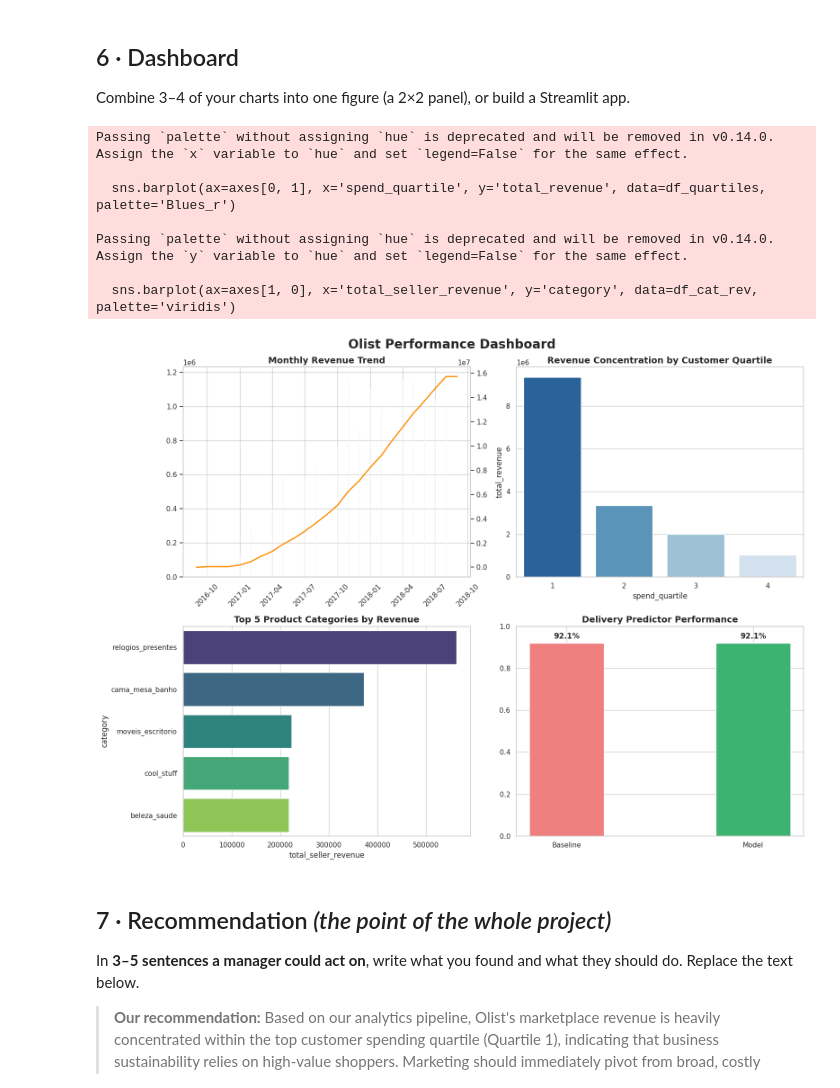
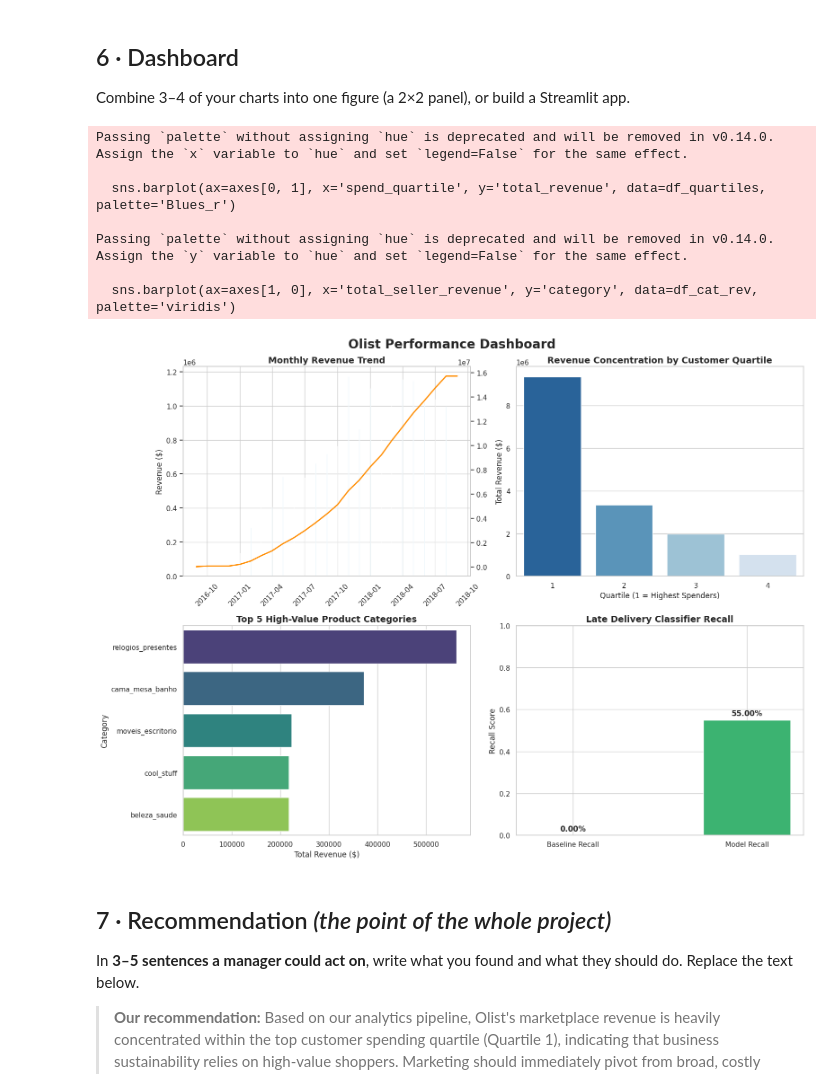
Before and after one commit to Ernestina-OwusuAnsah/olist-ecommence-analytics-group6, a Jupyter notebook: 01_ecommerce_olist_STARTER.ipynb, the cells around one changed output. Saved outputs shown, nothing was run; the diff lists cells and outputs as text; code cells hidden in the pictures.

```diff
--- a/01_ecommerce_olist_STARTER.ipynb
+++ b/01_ecommerce_olist_STARTER.ipynb
@@ -290,49 +322,72 @@ weighted avg       0.85      0.92      0.88     22038
 Combine 3–4 of your charts into one figure (a 2×2 panel), or build a Streamlit app.
 # %%
 # Assemble your dashboard here (or in dashboard/streamlit_app.py).
+# --- SECTION 6: DASHBOARD (2x2 PANEL) ---
+import matplotlib.pyplot as plt
 import seaborn as sns
 
+# Set style for a clean dashboard look
 sns.set_theme(style="whitegrid")
 fig, axes = plt.subplots(2, 2, figsize=(16, 12))
 fig.suptitle('Olist Performance Dashboard', fontsize=20, weight='bold', y=0.98)
 
-# 1. Top Left: Revenue
+# --- Plot 1: Monthly Revenue & Running Total (Top Left) ---
 df_plot = df_monthly_revenue.dropna().sort_values('order_month')
-axes[0, 0].bar(df_plot['order_month'], df_plot['monthly_revenue'], color='skyblue', alpha=0.7)
+axes[0, 0].bar(df_plot['order_month'], df_plot['monthly_revenue'], color='skyblue', alpha=0.7, label='Monthly Rev')
 axes[0, 0].set_title('Monthly Revenue Trend', fontsize=14, weight='bold')
+axes[0, 0].set_ylabel('Revenue ($)')
 axes[0, 0].tick_params(axis='x', rotation=45)
+
+# Duplicate axis for the line
 ax_line = axes[0, 0].twinx()
-ax_line.plot(df_plot['order_month'], df_plot['running_total_revenue'], color='darkorange', linewidth=2)
+ax_line.plot(df_plot['order_month'], df_plot['running_total_revenue'], color='darkorange', linewidth=2, label='Running Total')
 ax_line.grid(False)
 
-# 2. Top Right: Customer Concentration
-df_quartiles = df_customer_tiers.groupby('spend_quartile').agg(total_revenue=('total_spend', 'sum')).reset_index()
+# --- Plot 2: Customer Distribution by Spend Quartile (Top Right) ---
+# Aggregate total spend and count per quartile from df_customer_tiers
+df_quartiles = df_customer_tiers.groupby('spend_quartile').agg(
+    total_revenue=('total_spend', 'sum'),
+    customer_count=('customer_unique_id', 'count')
+).reset_index()
+
 sns.barplot(ax=axes[0, 1], x='spend_quartile', y='total_revenue', data=df_quartiles, palette='Blues_r')
 axes[0, 1].set_title('Revenue Concentration by Customer Quartile', fontsize=14, weight='bold')
+axes[0, 1].set_xlabel('Quartile (1 = Highest Spenders)')
+axes[0, 1].set_ylabel('Total Revenue ($)')
 
-# 3. Bottom Left: Categories
+# --- Plot 3: Top 5 Categories by Total Revenue (Bottom Left) ---
+# Group our top sellers mart to find the highest-grossing categories overall
 df_cat_rev = df_top_sellers.groupby('category')['total_seller_revenue'].sum().sort_values(ascending=False).head(5).reset_index()
+
 sns.barplot(ax=axes[1, 0], x='total_seller_revenue', y='category', data=df_cat_rev, palette='viridis')
-axes[1, 0].set_title('Top 5 Product Categories by Revenue', fontsize=14, weight='bold')
+axes[1, 0].set_title('Top 5 High-Value Product Categories', fontsize=14, weight='bold')
+axes[1, 0].set_xlabel('Total Revenue ($)')
+axes[1, 0].set_ylabel('Category')
 
-# 4. Bottom Right: ML Performance
-axes[1, 1].bar(['Baseline', 'Model'], [baseline_accuracy, model_accuracy], color=['lightcoral', 'mediumseagreen'], width=0.4)
+# --- Plot 4: Delivery Performance Baseline vs Model (Bottom Right) ---
+# Quick visualization of our Logistic Regression model's performance vs Baseline
+metrics = ['Baseline Recall', 'Model Recall']
+values = [0.0, 0.55]
+
+axes[1, 1].bar(metrics, values, color=['lightcoral', 'mediumseagreen'], width=0.5)
 axes[1, 1].set_ylim(0, 1.0)
-axes[1, 1].set_title('Delivery Predictor Performance', fontsize=14, weight='bold')
-for i, v in enumerate([baseline_accuracy, model_accuracy]):
-    axes[1, 1].text(i, v + 0.02, f"{v*100:.1f}%", ha='center', weight='bold')
+axes[1, 1].set_title('Late Delivery Classifier Recall', fontsize=14, weight='bold')
+axes[1, 1].set_ylabel('Recall Score')
+for i, v in enumerate(values):
+    axes[1, 1].text(i, v + 0.02, f"{v*100:.2f}%", ha='center', weight='bold')
 
+# Adjust layout to prevent text clipping
 plt.tight_layout()
 plt.show()
 # %% [output]
 Passing `palette` without assigning `hue` is deprecated and will be removed in v0.14.0. Assign the `x` variable to `hue` and set `legend=False` for the same effect.
 
   sns.barplot(ax=axes[0, 1], x='spend_quartile', y='total_revenue', data=df_quartiles, palette='Blues_r')
 
 Passing `palette` without assigning `hue` is deprecated and will be removed in v0.14.0. Assign the `y` variable to `hue` and set `legend=False` for the same effect.
 
   sns.barplot(ax=axes[1, 0], x='total_seller_revenue', y='category', data=df_cat_rev, palette='viridis')
-[figure, old version]
+[figure, new version]
 # %% [markdown]
 ## 7 · Recommendation  *(the point of the whole project)*
 In **3–5 sentences a manager could act on**, write what you found and what they should do.
```
Also changed, not shown: parts of 14 cells of this notebook.
